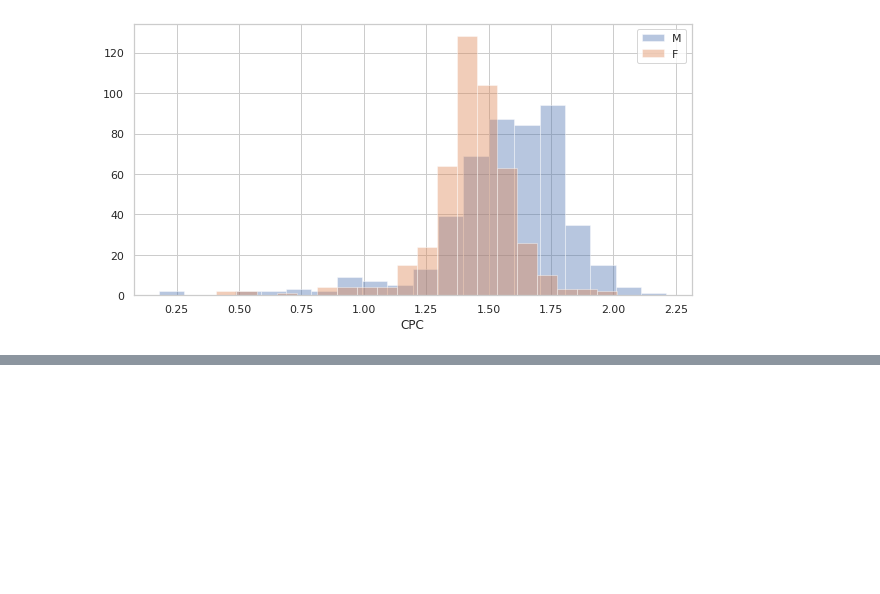
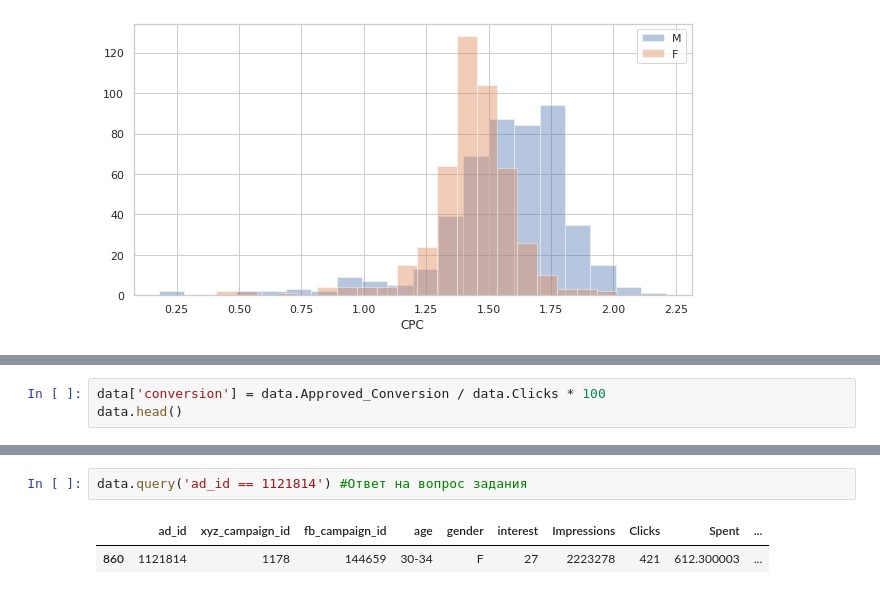
Before and after one commit to VPonomarev42/LearningRep, a Jupyter notebook: stats/stats_miniproject_2.ipynb, the cells around one changed output, grey strips where cells are left out. Saved outputs shown, nothing was run; the diff lists cells and outputs as text; blank space fills up the shorter version.

```diff
--- a/stats/stats_miniproject_2.ipynb
+++ b/stats/stats_miniproject_2.ipynb
@@ -226,0 +229,3 @@ plt.show()
+# %%
+data['conversion'] = data.Approved_Conversion / data.Clicks * 100
+data.head()
@@ -226,0 +239,5 @@ plt.show()
+# %%
+data.query('ad_id == 1121814') #Ответ на вопрос задания
+# %% [output]
+|  | ad_id | xyz_campaign_id | fb_campaign_id | age | gender | interest | Impressions | Clicks | Spent | ... |
+| 860 | 1121814 | 1178 | 144659 | 30-34 | F | 27 | 2223278 | 421 | 612.300003 | ... |
```
Also changed, not shown: parts of 2 cells of this notebook.
